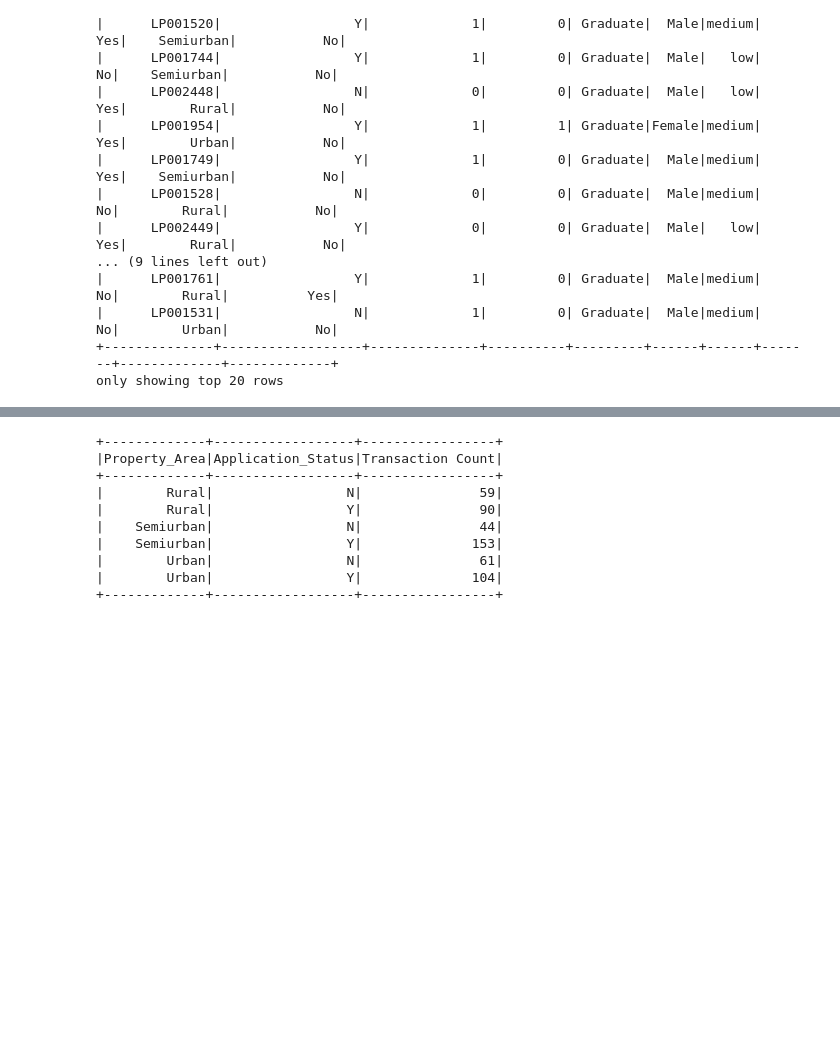
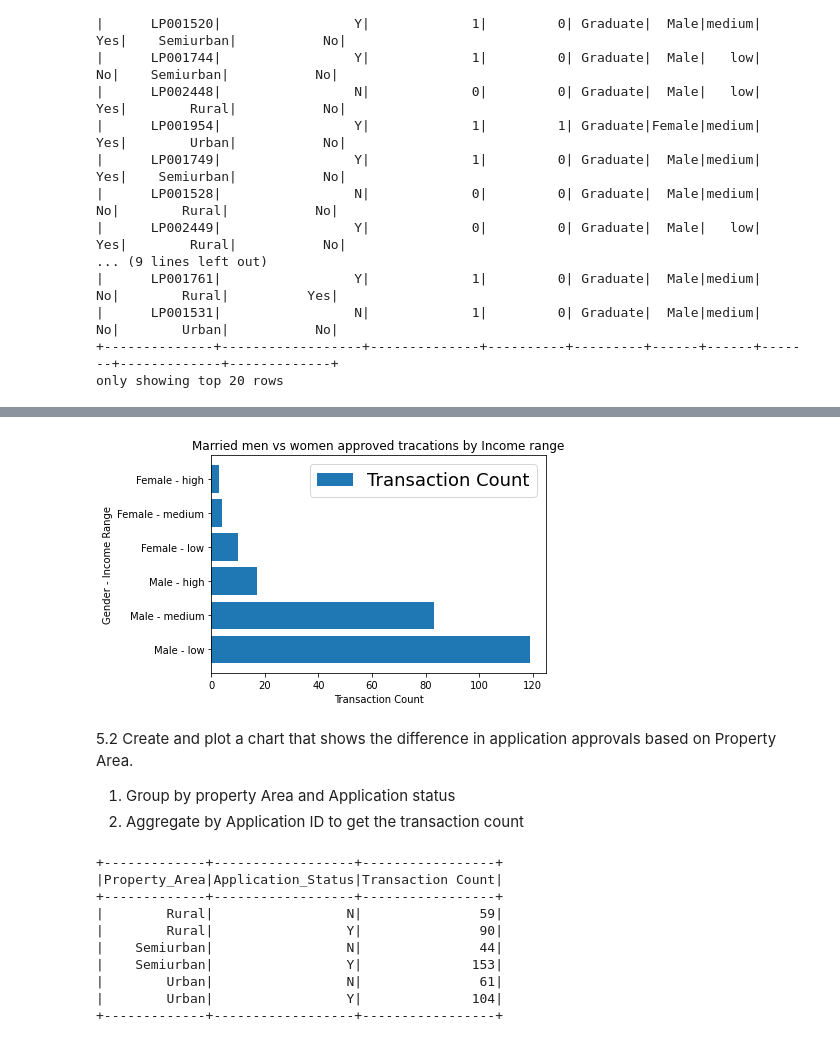
Before and after one commit to lekhuv/DataEngineering-Capstone-Project, a Jupyter notebook: LoanDataVisualization.ipynb, the cells around one changed output, grey strips where cells are left out. Drawn from its saved outputs; the diff is of its cells as text; code cells hidden in the pictures; blank space fills up the shorter version.

```diff
--- a/LoanDataVisualization.ipynb
+++ b/LoanDataVisualization.ipynb
@@ -5,11 +5,10 @@ from pyspark.sql.functions import *
 from pyspark.sql import SparkSession
 from pyspark.conf import SparkConf
 from pyspark.context import SparkContext
+import matplotlib.pyplot as plt
 conf = SparkConf().setAppName("DataVisualization").setMaster("local")
-sc = SparkSession.builder.config("spark.driver.host", "localhost") \
-.config ("spark.sql.execution.arrow.enabled", "true").getOrCreate()
-#.config ("spark.sql.shuffle.partitions", "50") \
-#.config("spark.driver.maxResultSize","5g") \
+sc = SparkSession.builder.config("spark.driver.host", "localhost").getOrCreate()
+
 
 
 # Read Credit Card Info from DB to a Data Frame
@@ -95,3 +61,22 @@ Attempting non-optimization as 'spark.sql.execution.arrow.pyspark.fallback.enabl
+# %%
+df_loan_pd = df_loan.filter((df_loan.Married == 'Yes') & (df_loan.Application_Status == 'Y'))\
+        .groupBy('Income', 'Gender') \
+        .agg(count('Application_ID').alias('Transaction Count')) \
+        .orderBy('Transaction Count', ascending=False).toPandas()
+
+
+plt.barh(df_loan_pd['Gender'] + ' - ' + df_loan_pd['Income'], df_loan_pd['Transaction Count'])
+plt.xlabel("Transaction Count")
+plt.ylabel("Gender - Income Range")
+plt.legend(['Transaction Count'], fontsize=18)
+plt.title("Married men vs women approved tracations by Income range")
+plt.show()
+# %% [output]
+[figure, added]
+# %% [markdown]
+5.2 Create and plot a chart that shows the difference in application approvals based on Property Area.
+1. Group by property Area and Application status
+2. Aggregate by Application ID to get the transaction count
 # %%
 df_loan \
         .groupBy('Property_Area', 'Application_Status') \
```
Also changed, not shown: parts of 9 cells of this notebook.
